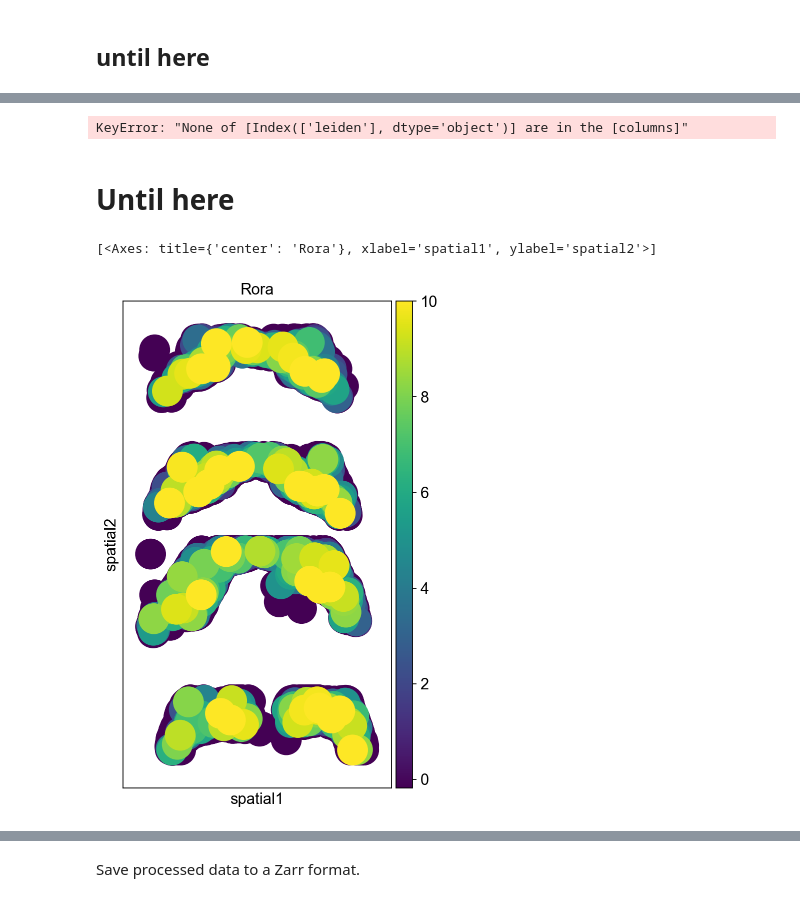
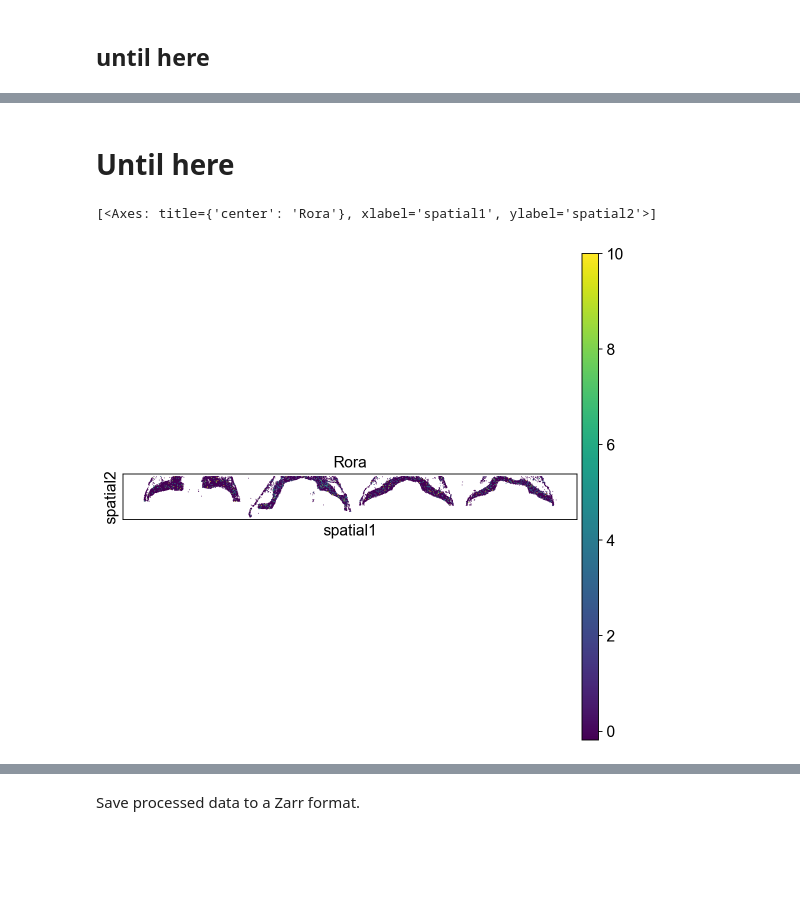
Before and after one commit to kwoniris/mouse-cereb-dev, a Jupyter notebook: code/anndata_to_zarr.ipynb, the cells around one changed output, grey strips where cells are left out. Cells and saved outputs as stored; diff of their text form; code cells hidden in the pictures; blank space fills up the shorter version.

```diff
--- a/code/anndata_to_zarr.ipynb
+++ b/code/anndata_to_zarr.ipynb
@@ -104,8 +102,8 @@ y_range = y_max - y_min
 max_range = max(x_range, y_range)
 
 # Scale both to [0, 1000] while preserving relative position
-x_scaled = (x - x_min) / max_range * 5000
-y_scaled = (y - y_min) / max_range * 5000
+x_scaled = (x - x_min) / max_range * 10000
+y_scaled = (y - y_min) / max_range * 10000
 
 # Store back
 data.obsm["spatial"] = np.vstack([x_scaled, y_scaled]).T
@@ -499,15 +335,13 @@ deg_results = sc.get.rank_genes_groups_df(
     pval_cutoff=0.01,  # Filter genes with p-value < 0.01
     log2fc_min=0       # Filter genes with log2 fold change > 0
 )
-# %% [output]
-KeyError: "None of [Index(['leiden'], dtype='object')] are in the [columns]"
 # %% [markdown]
 #  Until here
 # %%
 data.obsm['spatial'] = data.obsm['spatial'].astype('uint16') # ensure that the spatial coordinates have a JavaScript-compatible integer data type
 # %%
 # visualize dataset spatially
-sc.pl.spatial(data, spot_size=75, color="Rora", show=False)
+sc.pl.spatial(data, spot_size=20, color="Rora", show=False)
 # %% [output]
 [<Axes: title={'center': 'Rora'}, xlabel='spatial1', ylabel='spatial2'>]
-[figure, old version]
+[figure, new version]
```
Also changed, not shown: parts of 41 cells of this notebook, 4 other files.
